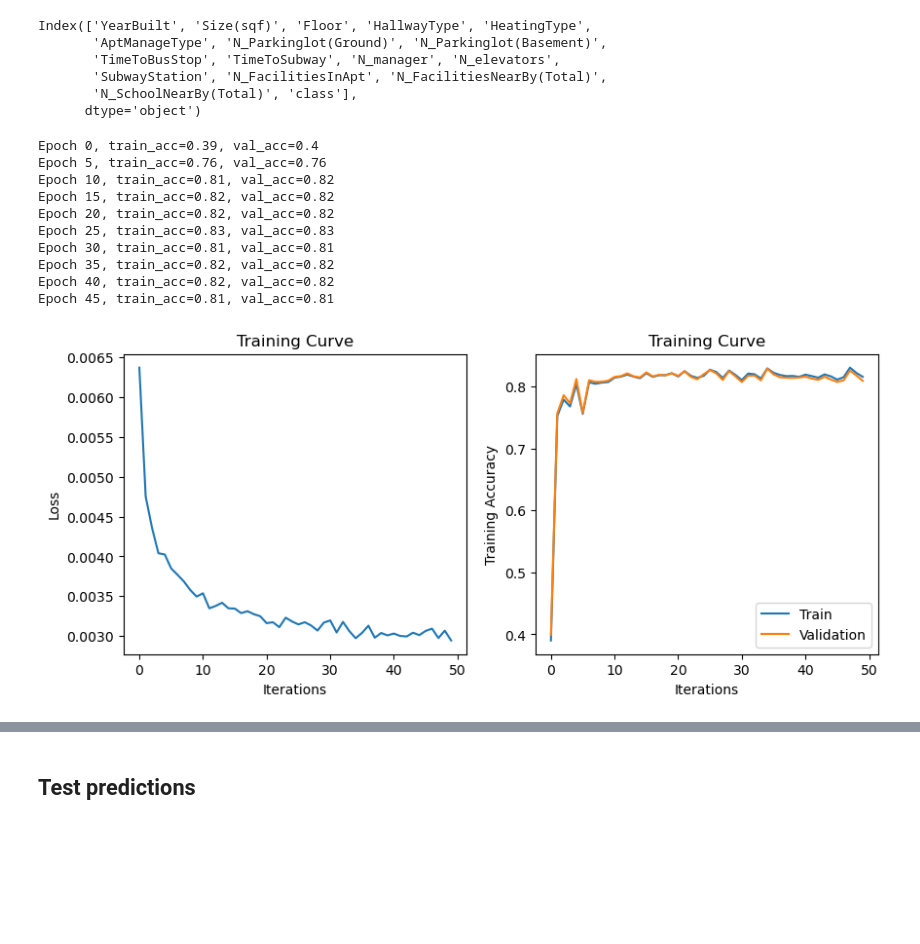
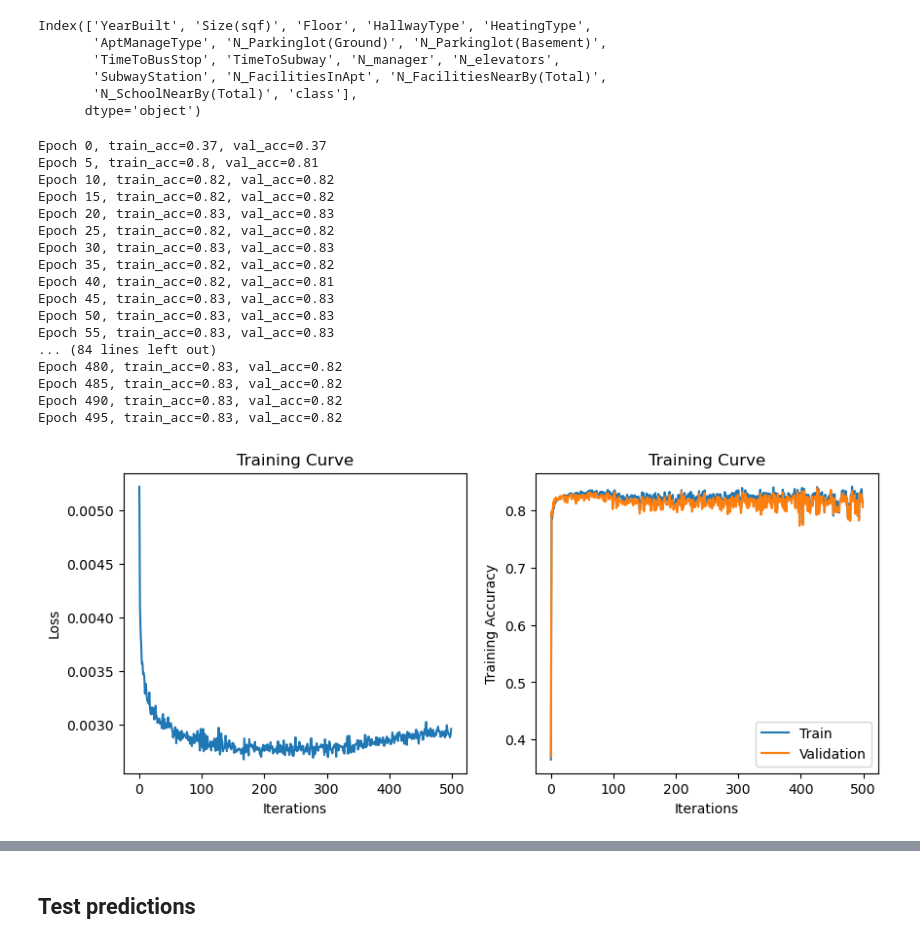
Before and after one commit to milosz-l/SSNE, a Jupyter notebook: lab5_miniprojekt2/m_miniprojekt2_neural_net.ipynb, the cells around one changed output, grey strips where cells are left out. Saved outputs shown, nothing was run; the diff lists cells and outputs as text; code cells hidden in the pictures; blank space fills up the shorter version.

Commit message:
14min training for 500 epochs - worse than 50 epochs, should stop before 200 (maybe 180 epochs)

```diff
--- a/lab5_miniprojekt2/m_miniprojekt2_neural_net.ipynb
+++ b/lab5_miniprojekt2/m_miniprojekt2_neural_net.ipynb
@@ -203,17 +203,17 @@ class Classifier(nn.Module):
         self.act_2 = nn.ReLU()
         self.d2 = nn.Dropout(DROPOUT)
 
-        self.layer3 = nn.Linear(size_2, size_3)
-        self.bn3 = nn.BatchNorm1d(size_3)
-        self.act_3 = nn.ReLU()
-        self.d3 = nn.Dropout(DROPOUT)
+        # self.layer3 = nn.Linear(size_2, size_3)
+        # self.bn3 = nn.BatchNorm1d(size_3)
+        # self.act_3 = nn.ReLU()
+        # self.d3 = nn.Dropout(DROPOUT)
 
         # self.layer4 = nn.Linear(size_3, size_4)
         # self.bn4 = nn.BatchNorm1d(size_4)
         # self.act_4 = nn.ReLU()
         # self.d4 = nn.Dropout(DROPOUT)
 
-        self.layer5 = nn.Linear(size_3, 3)
+        self.layer5 = nn.Linear(size_2, 3)
         self.act_5 = nn.ReLU()
         # self.softmax = nn.Softmax(dim=1)
 
@@ -224,7 +224,7 @@ class Classifier(nn.Module):
         # print(x)
         x = self.d1(self.act_1(self.bn1(self.layer1(x))))
         x = self.d2(self.act_2(self.bn2(self.layer2(x))))
-        x = self.d3(self.act_3(self.bn3(self.layer3(x))))
+        # x = self.d3(self.act_3(self.bn3(self.layer3(x))))
         # x = self.d4(self.act_4(self.bn4(self.layer4(x))))
         x = self.layer5(x)
         # x = self.softmax(x)
@@ -319,16 +319,23 @@ def train(model, train, valid, batch_size=64, num_epochs=1, learn_rate=0.01, wei
     plot_results(epochs, losses, train_acc, val_acc)
 # %%
 %%time
-train(model, train_dataset, val_dataset, num_epochs=50, learn_rate=0.0001, weight_decay=0.02, batch_size=128)
+train(model, train_dataset, val_dataset, num_epochs=500, learn_rate=0.0001, weight_decay=0.02, batch_size=128)
 # %% [output]
-Epoch 0, train_acc=0.39, val_acc=0.4
-Epoch 5, train_acc=0.76, val_acc=0.76
-Epoch 10, train_acc=0.81, val_acc=0.82
+Epoch 0, train_acc=0.37, val_acc=0.37
+Epoch 5, train_acc=0.8, val_acc=0.81
+Epoch 10, train_acc=0.82, val_acc=0.82
 Epoch 15, train_acc=0.82, val_acc=0.82
-Epoch 20, train_acc=0.82, val_acc=0.82
-Epoch 25, train_acc=0.83, val_acc=0.83
-Epoch 30, train_acc=0.81, val_acc=0.81
+Epoch 20, train_acc=0.83, val_acc=0.83
+Epoch 25, train_acc=0.82, val_acc=0.82
+Epoch 30, train_acc=0.83, val_acc=0.83
 Epoch 35, train_acc=0.82, val_acc=0.82
-Epoch 40, train_acc=0.82, val_acc=0.82
-Epoch 45, train_acc=0.81, val_acc=0.81
+Epoch 40, train_acc=0.82, val_acc=0.81
+Epoch 45, train_acc=0.83, val_acc=0.83
+Epoch 50, train_acc=0.83, val_acc=0.83
+Epoch 55, train_acc=0.83, val_acc=0.83
+... (84 lines left out)
+Epoch 480, train_acc=0.83, val_acc=0.82
+Epoch 485, train_acc=0.83, val_acc=0.82
+Epoch 490, train_acc=0.83, val_acc=0.82
+Epoch 495, train_acc=0.83, val_acc=0.82
-[figure, old version]
+[figure, new version]
```
Also changed, not shown: parts of 7 cells of this notebook, 2 other files.
